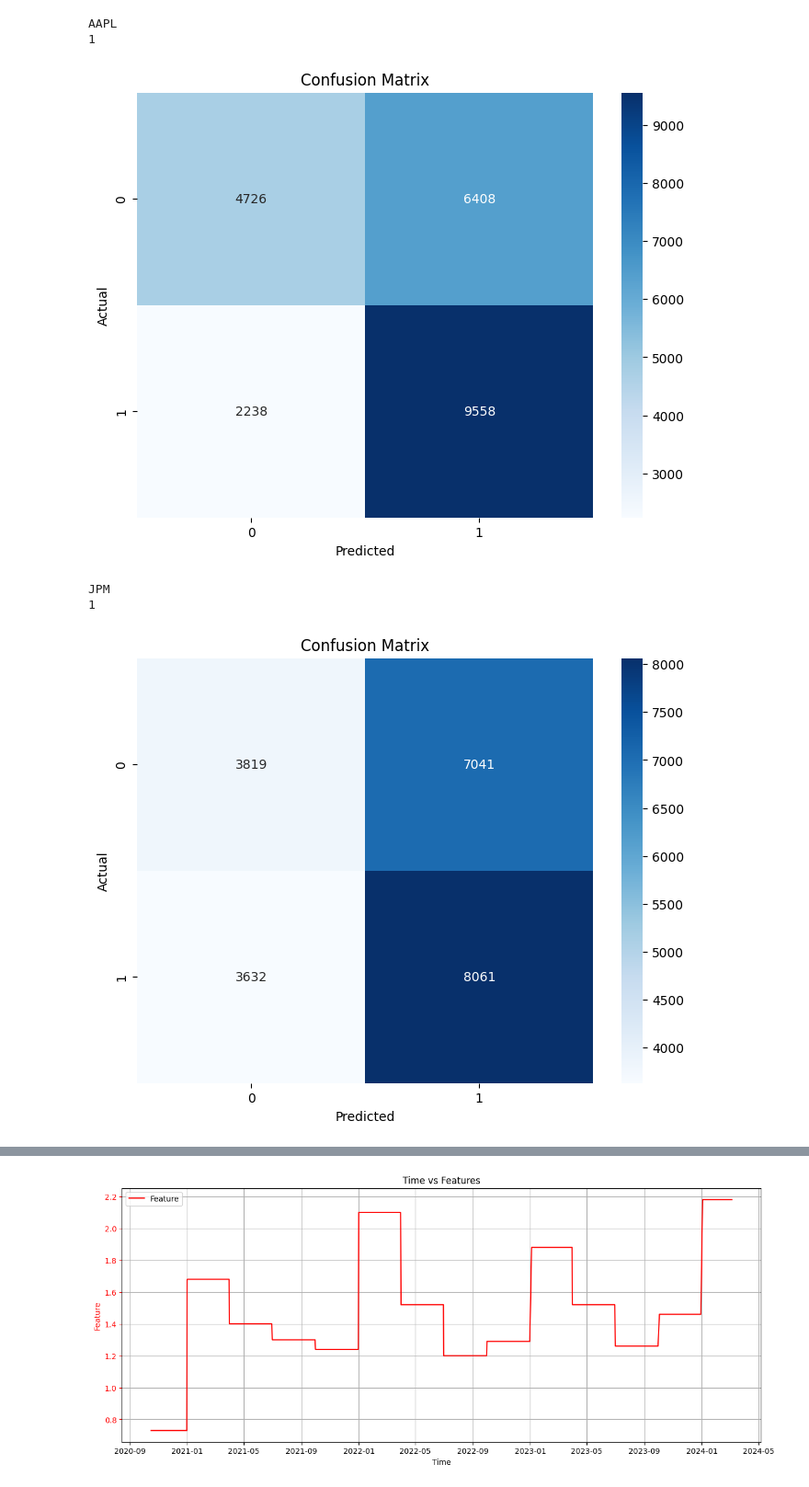
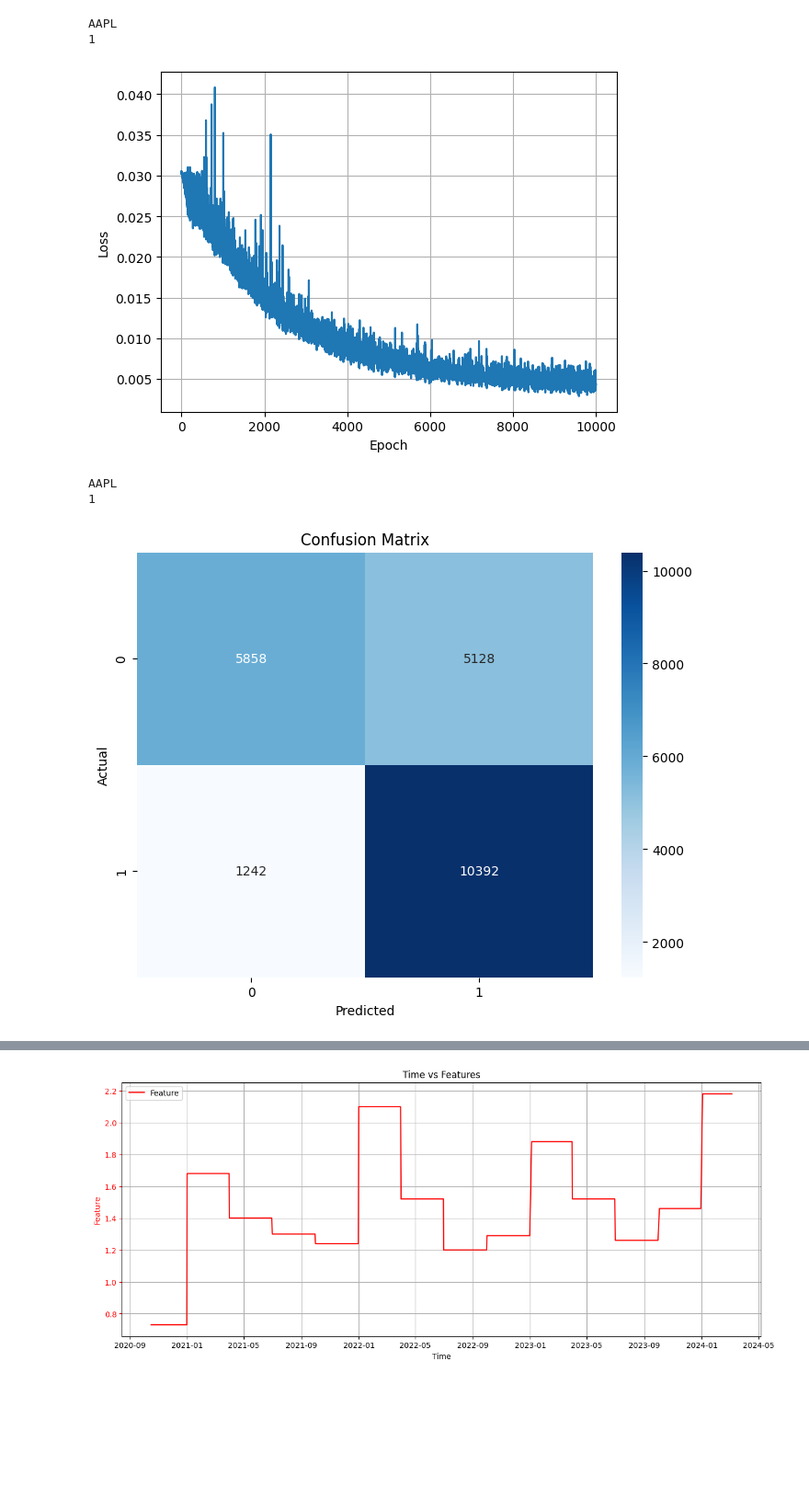
Before and after one commit to dmutascio/enigmaTrainer, a Jupyter notebook: enigmaTrainer.ipynb, the cells around one changed output, grey strips where cells are left out. Shown at 92% size. Cells and saved outputs as stored; diff of their text form; code cells hidden in the pictures; blank space fills up the shorter version.

```diff
--- a/enigmaTrainer.ipynb
+++ b/enigmaTrainer.ipynb
@@ -440,3 +492,26 @@ alpaca = Alpaca(apiKey = 'PKVVMO4VIR8019Z87DV6', apiSecret = 'XlEHA9LpAe3lCmbASJ
 
 
 data = main(symbols=symbols, type='stock', queryParams=queryParams, indicator_config=indicator_config, signal_memory=4, data_getter=alpaca)
+# %%
+#Plot all features
+
+from sklearn.preprocessing import StandardScaler
+
+for symbol, symbol_data in data.items():
+    print(symbol)
+    ss = StandardScaler()
+    X_ss = ss.fit_transform(symbol_data['features'])
+    df_X_ss = pd.DataFrame(X_ss)
+
+
+    for feature_name, feature_data in symbol_data['features'].items():
+        plt.plot(feature_data, label=feature_name)
+    plt.legend()
+    plt.show()
+
+    for feature_name, feature_data in df_X_ss.items():
+        #if feature_name != 0:
+        #    continue
+        plt.plot(feature_data, label=feature_name)
+    plt.legend()
+    plt.show()
@@ -763,14 +842,15 @@ class Model:
         plt.show()
 # %%
 model_config = {
-    'num_epochs': 1000,
-    'loss_stop': .001,
-    #'learning_rate': .001,
+    'num_epochs': 10000,
+    #'num_epochs': 10000,
+    #'loss_stop': .001,
+    'loss_stop': .0000001,
     'learning_rate': .001,
     'hidden_size': 128,
     'num_layers': 1,
     'window_size': 448,
-    'training_split': .5
+    'training_split': .8
 }
 max_attempts = 3
 
@@ -813,19 +893,20 @@ Stopping. Epoch # exceeded: 1001
-# %%
-for symbol, symbol_models in models.items():
-    print(symbol)
-    for name, model in symbol_models.items():
-        print(name)
-        model.graph_prices(data[symbol]['bars'], .99, 1000, 10)
 # %%
 for symbol, symbol_models in models.items():
     print(symbol)
     for name, model in symbol_models.items():
         print(name)
-        model.graph_confusion()
+        model.graph_loss()
 # %% [output]
 AAPL
 1
-[figure, old version]
+[figure, new version]
-JPM
-1
-[figure, removed]
+# %%
+for symbol, symbol_models in models.items():
+    print(symbol)
+    for name, model in symbol_models.items():
+        print(name)
+        model.graph_confusion()
+# %% [output]
+AAPL
+1
+[figure, added]
```
Also changed, not shown: parts of 10 cells of this notebook.
